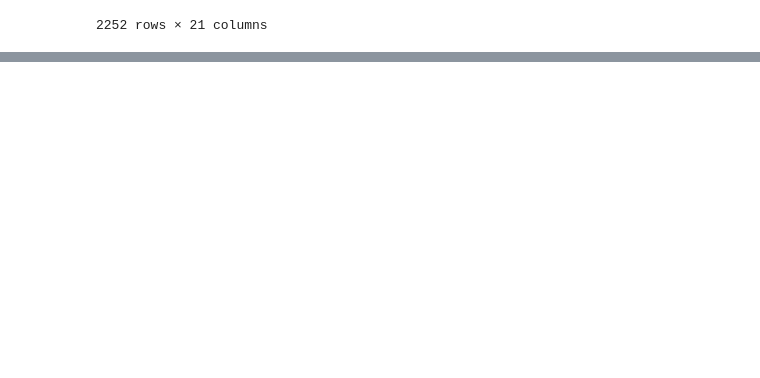
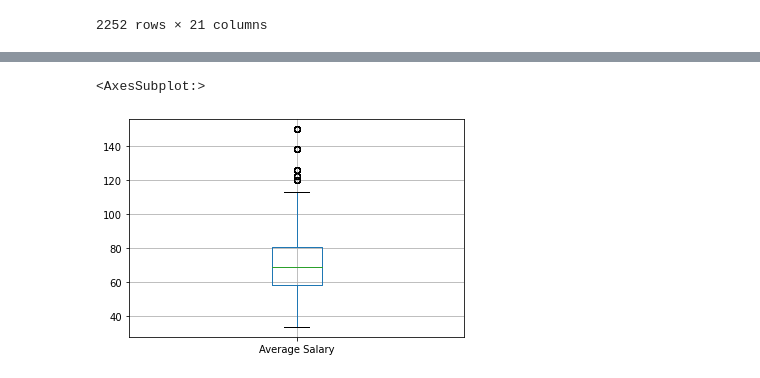
Before and after one commit to devgupta1907/DataScience_Projects, a Jupyter notebook: Salary_Analysis.ipynb, the cells around one changed output, grey strips where cells are left out. Saved outputs shown, nothing was run; the diff lists cells and outputs as text; code cells hidden in the pictures; blank space fills up the shorter version.

```diff
--- a/Salary_Analysis.ipynb
+++ b/Salary_Analysis.ipynb
@@ -340,0 +355,5 @@ df3
+# %%
+df3.boxplot(column=['Average Salary'])
+# %% [output]
+<AxesSubplot:>
+[figure, added]
```
Also changed, not shown: parts of 14 cells of this notebook.
